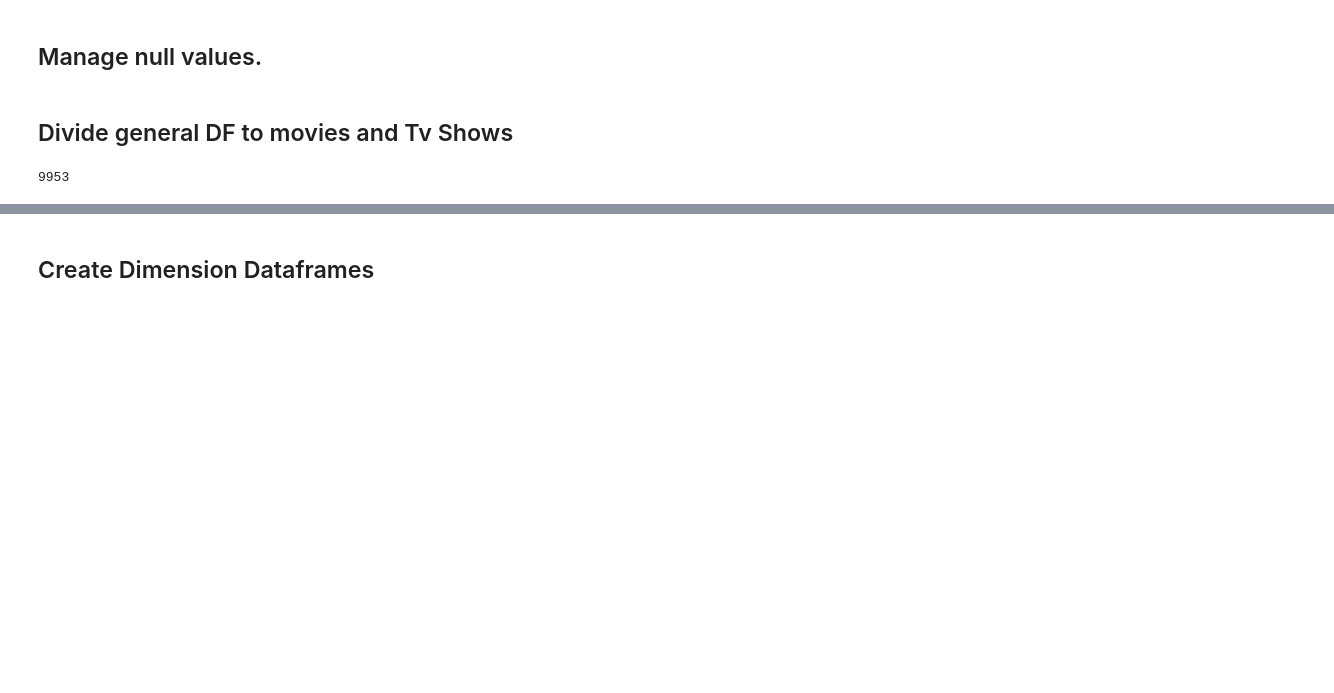
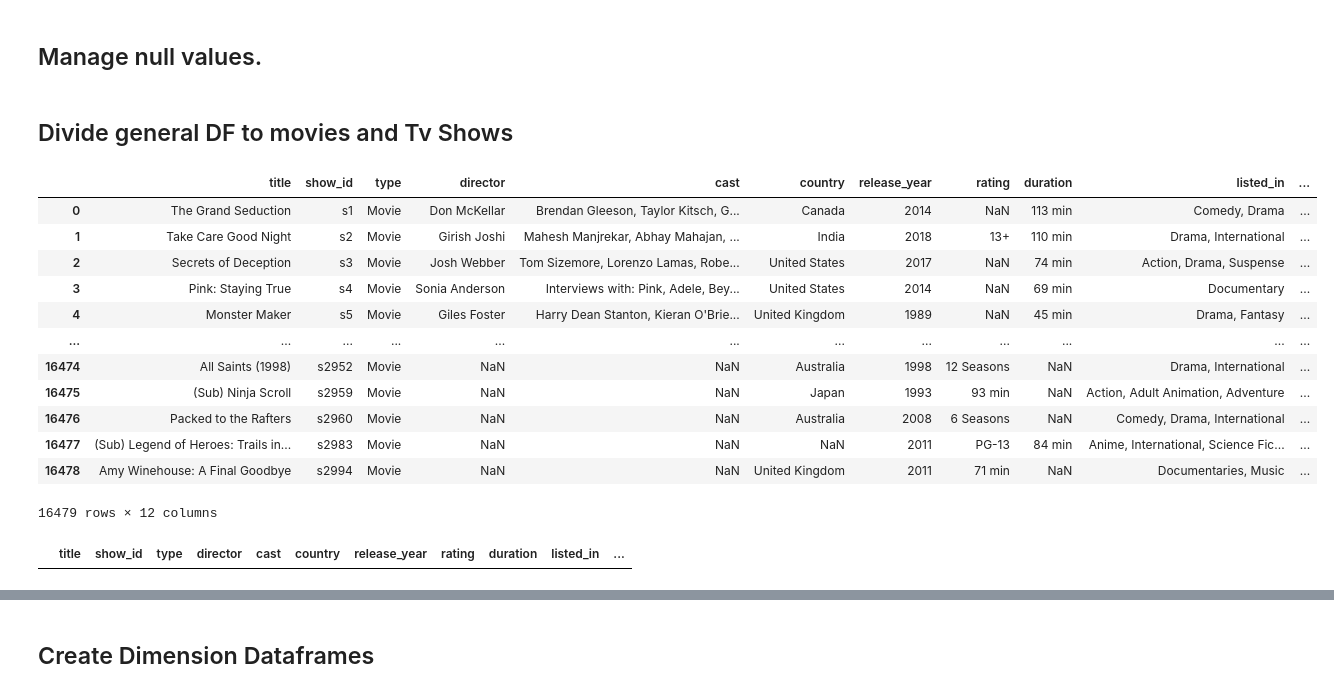
Before and after one commit to JaraEsequiel/PI01_DATA05, a Jupyter notebook: ETL.ipynb, the cells around one changed output, grey strips where cells are left out. Cells and saved outputs as stored; diff of their text form; code cells hidden in the pictures; blank space fills up the shorter version.

```diff
--- a/ETL.ipynb
+++ b/ETL.ipynb
@@ -86,13 +86,8 @@ df_netflix.drop(columns='date_added', inplace=True)
 # %% [markdown]
 ## Create a movies DF
 # %%
-#Crate platform table.
-df_platforms = pd.DataFrame(data= {'platform': ['Amazon', 'Disney', 'Hulu', 'Netflix']})
-
 #Add an platform id column.
-df_amazon['platform'] = 0
-df_disney['platform'] = 1
-df_hulu['platform'] = 2
-df_netflix['platform'] = 3
-
-df_platforms
+df_amazon['platform'] = 'amazon'
+df_disney['platform'] = 'disney'
+df_hulu['platform'] = 'hulu'
+df_netflix['platform'] = 'netflix'
@@ -149,5 +138,32 @@ df_movies.reset_index(drop=True, inplace=True)
 df_movies.reset_index(drop=True, inplace=True)
 # %%
 len(df_movies.director.unique().tolist())
+
+df_movies
 # %% [output]
+|  | title | show_id | type | director | cast | country | release_year | rating | duration | listed_in | ... |
+| 0 | The Grand Seduction | s1 | Movie | Don McKellar | Brendan Gleeson, Taylor Kitsch, G... | Canada | 2014 | NaN | 113 min | Comedy, Drama | ... |
+| 1 | Take Care Good Night | s2 | Movie | Girish Joshi | Mahesh Manjrekar, Abhay Mahajan, ... | India | 2018 | 13+ | 110 min | Drama, International | ... |
+| 2 | Secrets of Deception | s3 | Movie | Josh Webber | Tom Sizemore, Lorenzo Lamas, Robe... | United States | 2017 | NaN | 74 min | Action, Drama, Suspense | ... |
+| 3 | Pink: Staying True | s4 | Movie | Sonia Anderson | Interviews with: Pink, Adele, Bey... | United States | 2014 | NaN | 69 min | Documentary | ... |
+| 4 | Monster Maker | s5 | Movie | Giles Foster | Harry Dean Stanton, Kieran O'Brie... | United Kingdom | 1989 | NaN | 45 min | Drama, Fantasy | ... |
+| ... | ... | ... | ... | ... | ... | ... | ... | ... | ... | ... | ... |
+| 16474 | All Saints (1998) | s2952 | Movie | NaN | NaN | Australia | 1998 | 12 Seasons | NaN | Drama, International | ... |
+| 16475 | (Sub) Ninja Scroll | s2959 | Movie | NaN | NaN | Japan | 1993 | 93 min | NaN | Action, Adult Animation, Adventure | ... |
+| 16476 | Packed to the Rafters | s2960 | Movie | NaN | NaN | Australia | 2008 | 6 Seasons | NaN | Comedy, Drama, International | ... |
+| 16477 | (Sub) Legend of Heroes: Trails in... | s2983 | Movie | NaN | NaN | NaN | 2011 | PG-13 | 84 min | Anime, International, Science Fic... | ... |
+| 16478 | Amy Winehouse: A Final Goodbye | s2994 | Movie | NaN | NaN | United Kingdom | 2011 | 71 min | NaN | Documentaries, Music | ... |
-9953
+16479 rows × 12 columns
+# %%
+#correct load errors
+df_movies.loc[16205, 'duration'] = df_movies.loc[16205, 'rating']
+df_movies.loc[16205, 'rating'] = np.nan
+
+df_movies.loc[16311, 'duration'] = df_movies.loc[16205, 'rating']
+df_movies.loc[16311, 'rating'] = np.nan
+
+df_movies[df_movies['duration'] == '3 Seasons'] #Edit directly in the hulu_titles.csv the type to TV_SHOW
+
+df_movies[df_movies['duration'] == '6 Seasons']#Edit directly in the hulu_titles.csv the type to TV_SHOW
+# %% [output]
+|  | title | show_id | type | director | cast | country | release_year | rating | duration | listed_in | ... |
```
Also changed, not shown: parts of 3 cells of this notebook, 5 other files.
